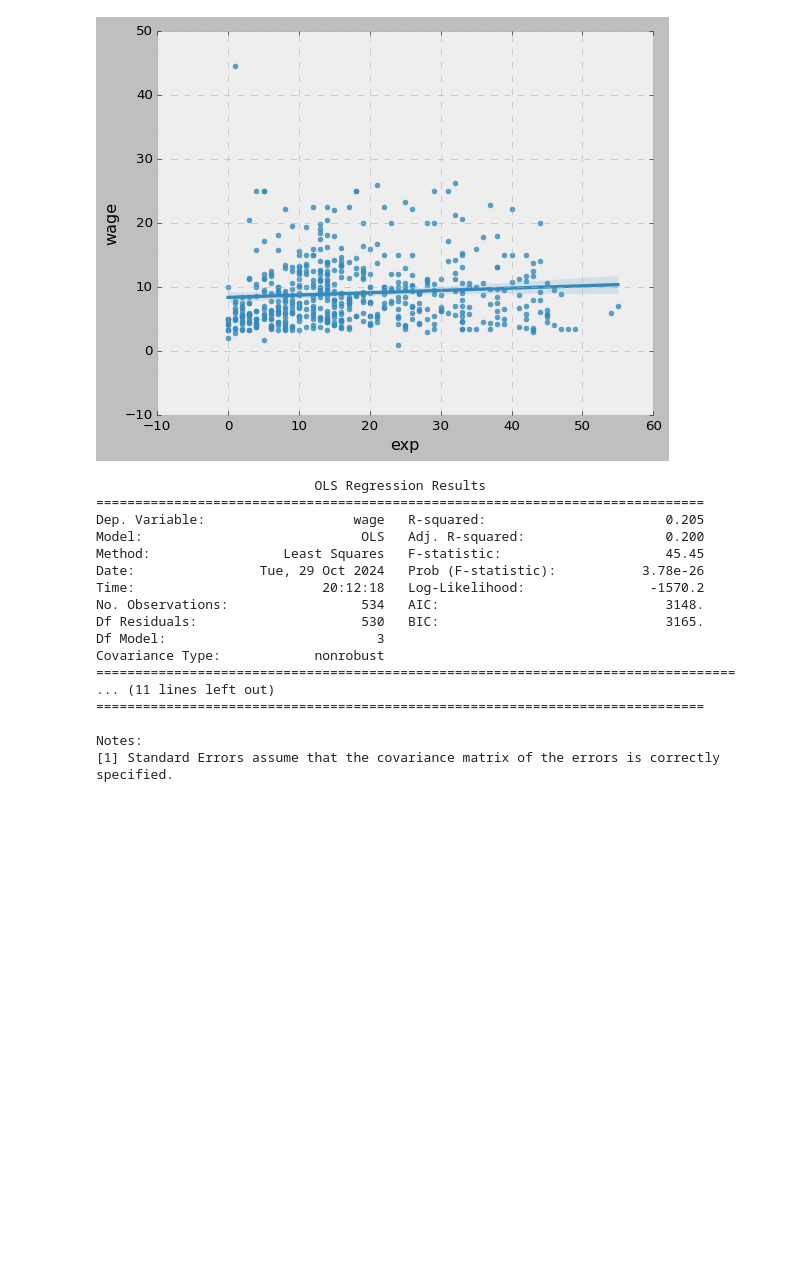
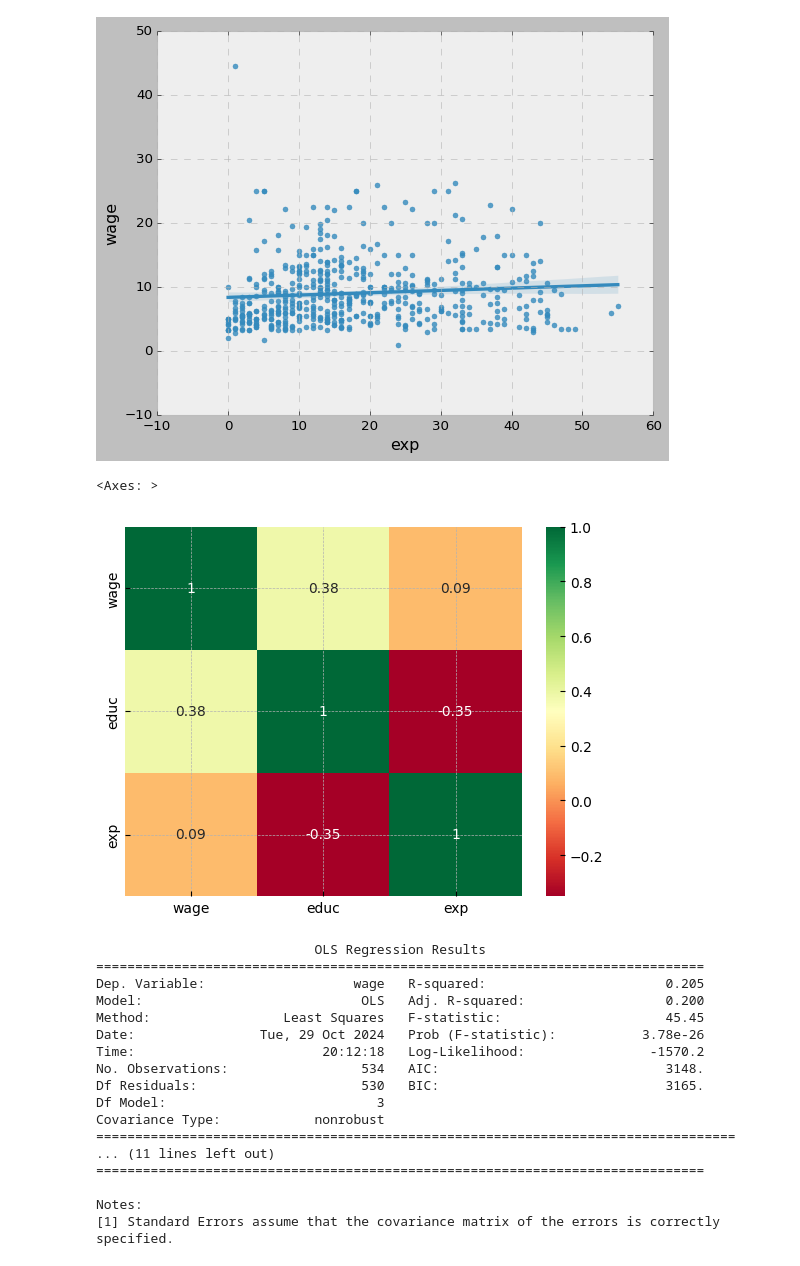
Before and after one commit to theaok/vis, a Jupyter notebook: resMet.ipynb, the cells around one changed output. Cells and saved outputs as stored; diff of their text form; code cells hidden in the pictures; blank space fills up the shorter version.

```diff
--- a/resMet.ipynb
+++ b/resMet.ipynb
@@ -124,6 +124,11 @@ sns.barplot(data=wages, y='wage', x='female', hue='married', estimator=np.mean,
 sns.regplot(x="exp", y="wage", data=wages);
 # %% [output]
 [figure]
+# %%
+sns.heatmap(wages[['wage','educ','exp']].corr().round(2),cmap="RdYlGn",annot=True)
+# %% [output]
+<Axes: >
+[figure, added]
 # %%
 result = sm.ols(formula="wage ~ educ + exp + married", data=wages).fit()
 print(result.summary())
```
